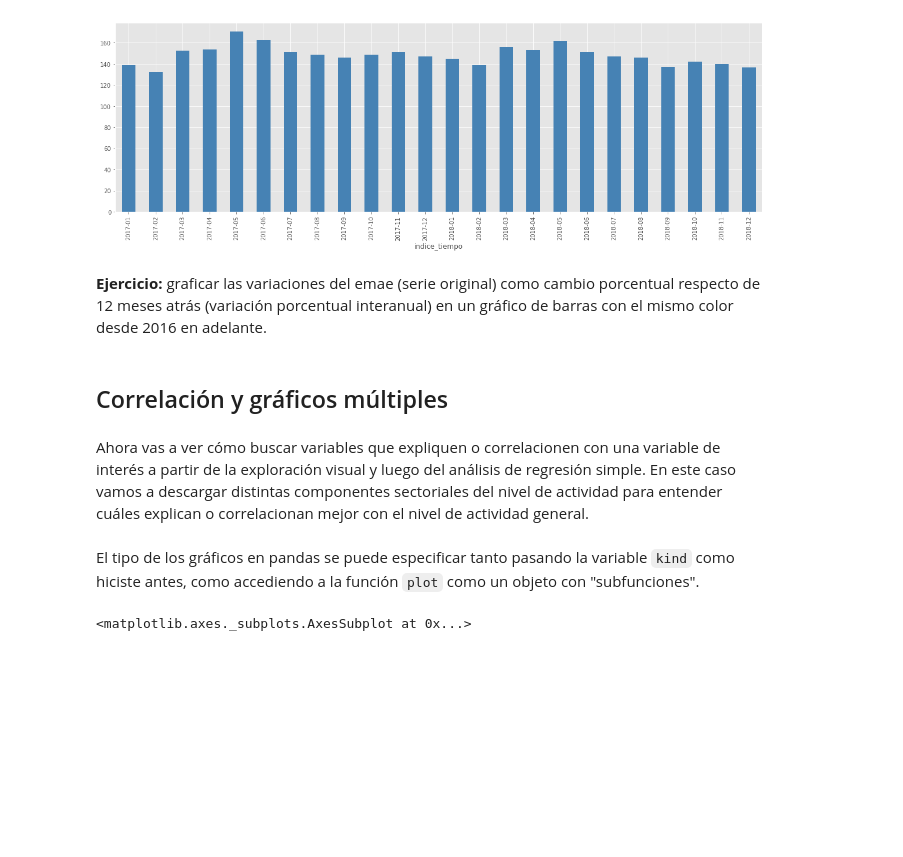
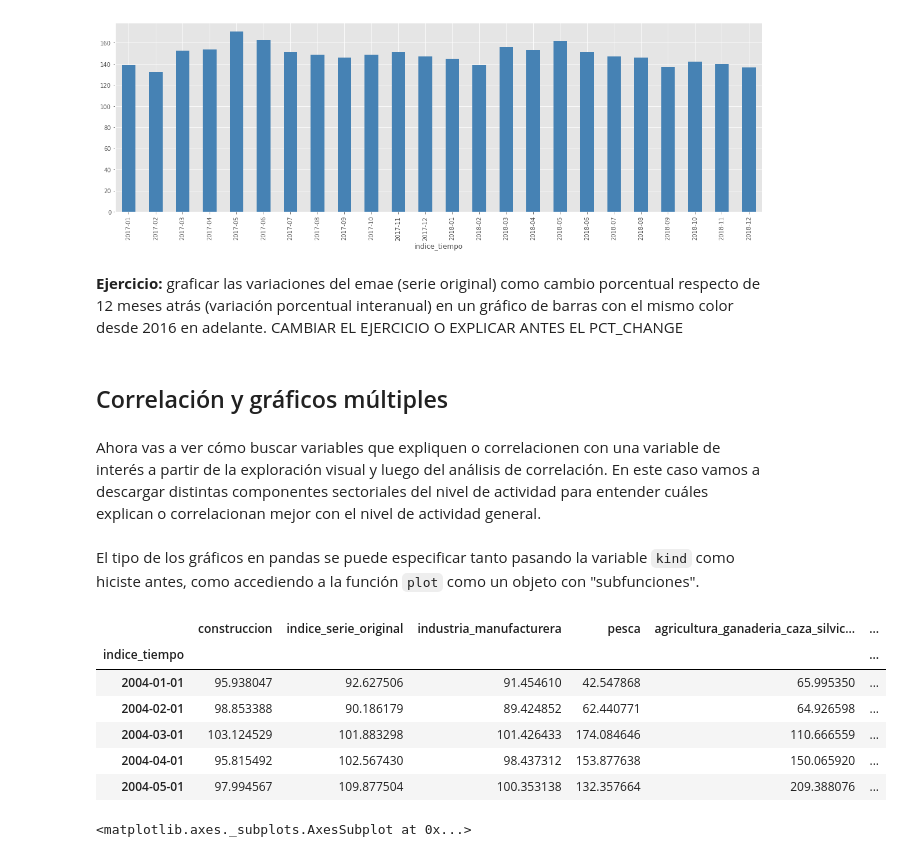
Before and after one commit to abenassi/analisis-datos-python, a Jupyter notebook: 2A-series-tiempo.ipynb, the cells around one changed output. Saved outputs shown, nothing was run; the diff lists cells and outputs as text; code cells hidden in the pictures; blank space fills up the shorter version.

```diff
--- a/2A-series-tiempo.ipynb
+++ b/2A-series-tiempo.ipynb
@@ -168,11 +168,11 @@ emae[emae.index > "20161201"].indice_serie_original.plot(figsize=(20,6), kind="b
 <matplotlib.axes._subplots.AxesSubplot at 0x...>
 [figure]
 # %% [markdown]
-**Ejercicio:** graficar las variaciones del emae (serie original) como cambio porcentual respecto de 12 meses atrás (variación porcentual interanual) en un gráfico de barras con el mismo color desde 2016 en adelante.
+**Ejercicio:** graficar las variaciones del emae (serie original) como cambio porcentual respecto de 12 meses atrás (variación porcentual interanual) en un gráfico de barras con el mismo color desde 2016 en adelante. CAMBIAR EL EJERCICIO O EXPLICAR ANTES EL PCT_CHANGE
 # %% [markdown]
 ## Correlación y gráficos múltiples
 # %% [markdown]
-Ahora vas a ver cómo buscar variables que expliquen o correlacionen con una variable de interés a partir de la exploración visual y luego del análisis de regresión simple. En este caso vamos a descargar distintas componentes sectoriales del nivel de actividad para entender cuáles explican o correlacionan mejor con el nivel de actividad general.
+Ahora vas a ver cómo buscar variables que expliquen o correlacionen con una variable de interés a partir de la exploración visual y luego del análisis de correlación. En este caso vamos a descargar distintas componentes sectoriales del nivel de actividad para entender cuáles explican o correlacionan mejor con el nivel de actividad general.
 # %%
 # descargamos el emae general, construcción, industria, comercio, pesca, agricultura y hotelería
 nivel_actividad = pd.read_csv("https://apis.datos.gob.ar/series/api/series/?ids=11.3_VMATC_2004_M_12,143.3_NO_PR_2004_A_21,11.3_VMASD_2004_M_23,11.3_VIPAA_2004_M_5,11.3_ISOM_2004_M_39,11.3_P_2004_M_20,11.3_AGCS_2004_M_41&limit=1000&format=csv")
@@ -182,6 +182,16 @@ nivel_actividad["indice_tiempo"] = pd.to_datetime(nivel_actividad["indice_tiempo
 nivel_actividad = nivel_actividad.set_index("indice_tiempo")
 # %% [markdown]
 El tipo de los gráficos en pandas se puede especificar tanto pasando la variable `kind` como hiciste antes, como accediendo a la función `plot` como un objeto con "subfunciones".
+# %%
+nivel_actividad.head()
+# %% [output]
+|  | construccion | indice_serie_original | industria_manufacturera | pesca | agricultura_ganaderia_caza_silvic... | ... |
+| indice_tiempo |  |  |  |  |  | ... |
+| 2004-01-01 | 95.938047 | 92.627506 | 91.454610 | 42.547868 | 65.995350 | ... |
+| 2004-02-01 | 98.853388 | 90.186179 | 89.424852 | 62.440771 | 64.926598 | ... |
+| 2004-03-01 | 103.124529 | 101.883298 | 101.426433 | 174.084646 | 110.666559 | ... |
+| 2004-04-01 | 95.815492 | 102.567430 | 98.437312 | 153.877638 | 150.065920 | ... |
+| 2004-05-01 | 97.994567 | 109.877504 | 100.353138 | 132.357664 | 209.388076 | ... |
 # %%
 nivel_actividad.plot.scatter("construccion", "indice_serie_original", figsize=(8,6))
 # %% [output]
```
Also changed, not shown: parts of 6 cells of this notebook, 1 other file.
